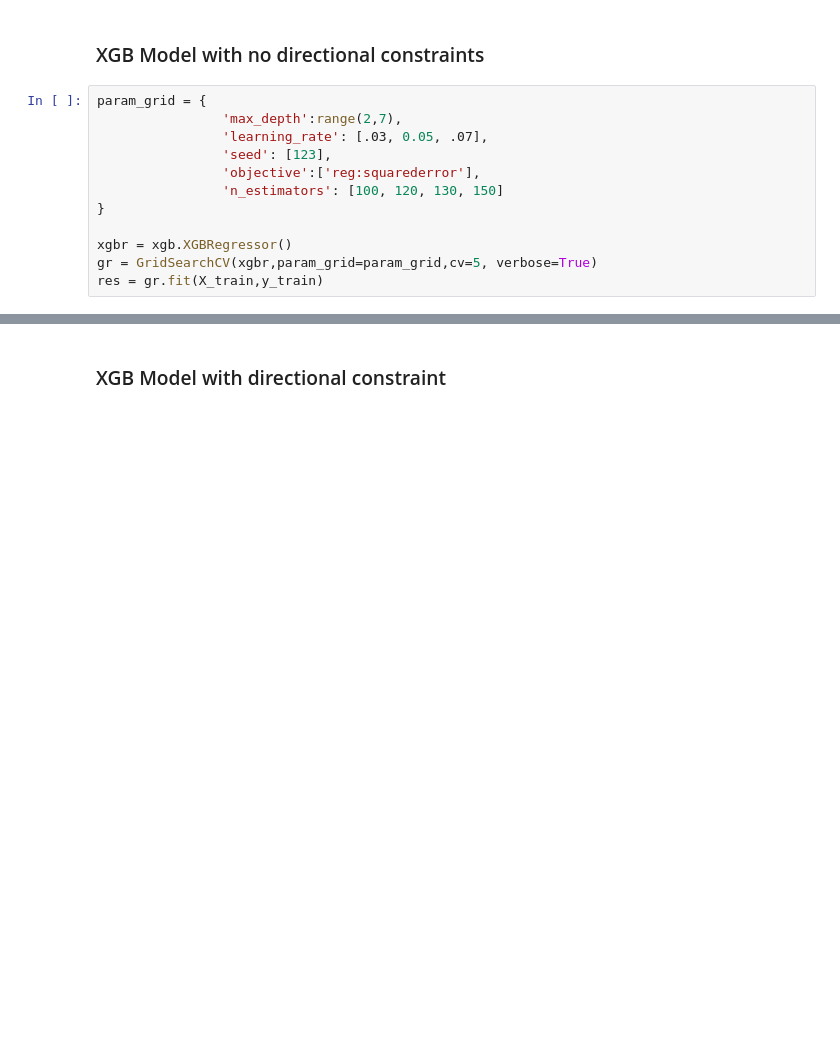
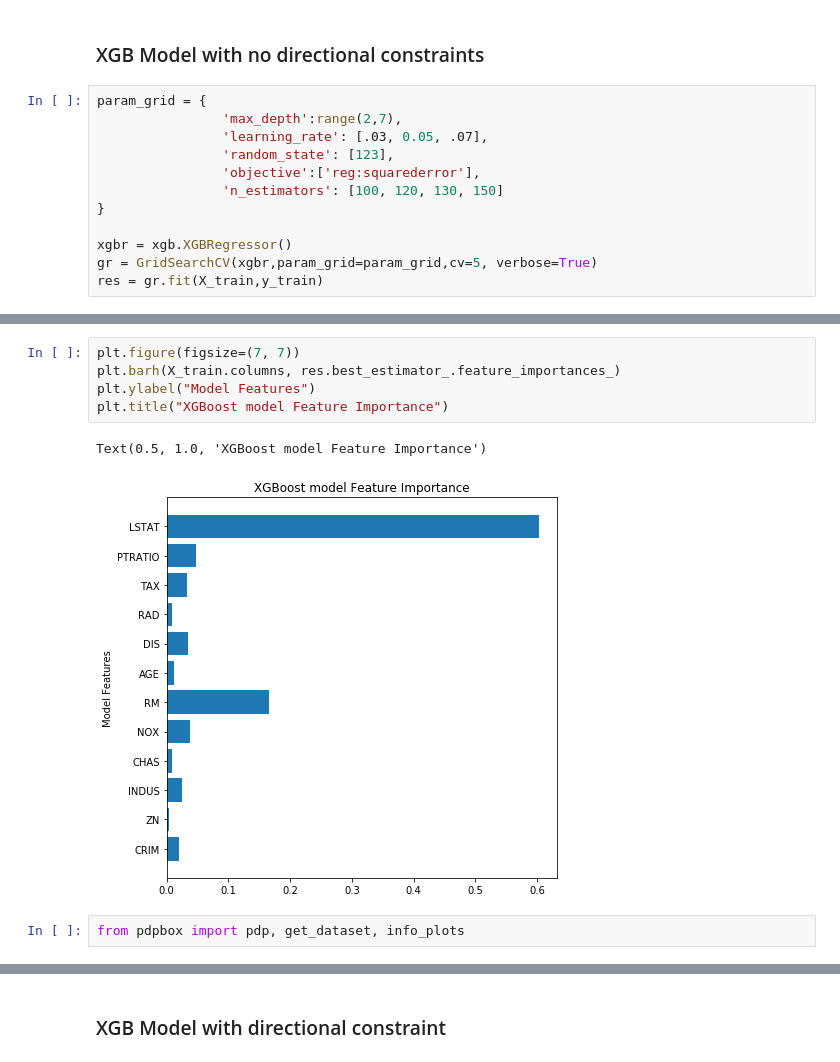
Before and after one commit to SaloniSaini02/Structural_AI_example, a Jupyter notebook: example_notebook.ipynb, the cells around one changed output, grey strips where cells are left out. Saved outputs shown, nothing was run; the diff lists cells and outputs as text; blank space fills up the shorter version.

```diff
--- a/example_notebook.ipynb
+++ b/example_notebook.ipynb
@@ -137,7 +136,7 @@ def print_results(result):
 param_grid = {
                 'max_depth':range(2,7),
                 'learning_rate': [.03, 0.05, .07],
-                'seed': [123],
+                'random_state': [123],
                 'objective':['reg:squarederror'],
                 'n_estimators': [100, 120, 130, 150]
 }
@@ -156,0 +156,10 @@ XGB Model best params : {'seed': 123, 'learning_rate': 0.07, 'n_estimators': 150
+# %%
+plt.figure(figsize=(7, 7))
+plt.barh(X_train.columns, res.best_estimator_.feature_importances_)
+plt.ylabel("Model Features")
+plt.title("XGBoost model Feature Importance")
+# %% [output]
+Text(0.5, 1.0, 'XGBoost model Feature Importance')
+[figure, added]
+# %%
+from pdpbox import pdp, get_dataset, info_plots
```
Also changed, not shown: parts of 18 cells of this notebook.
